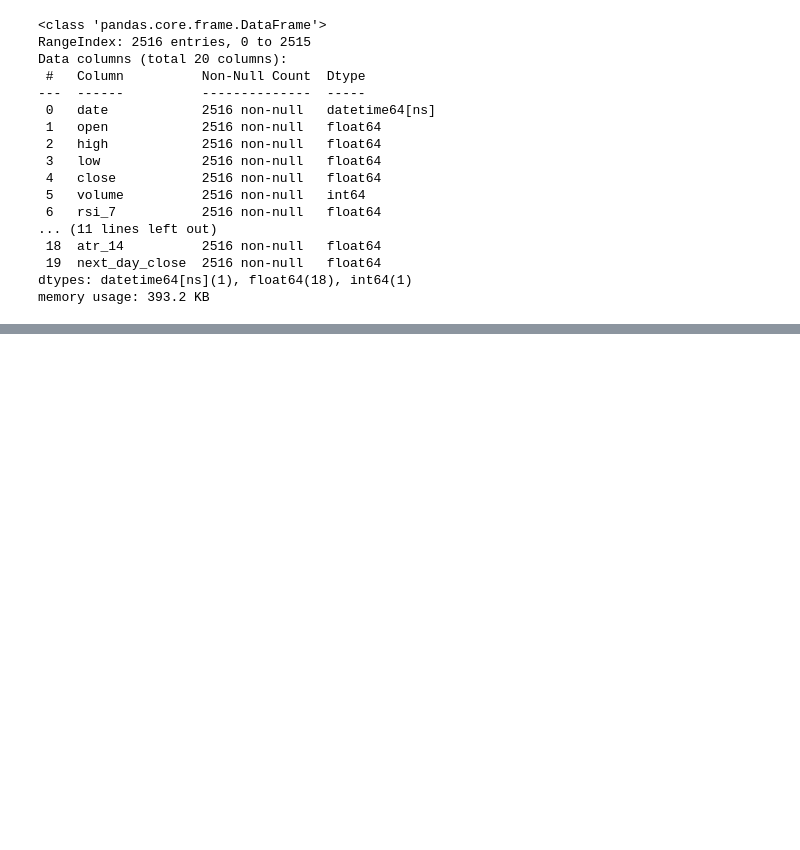
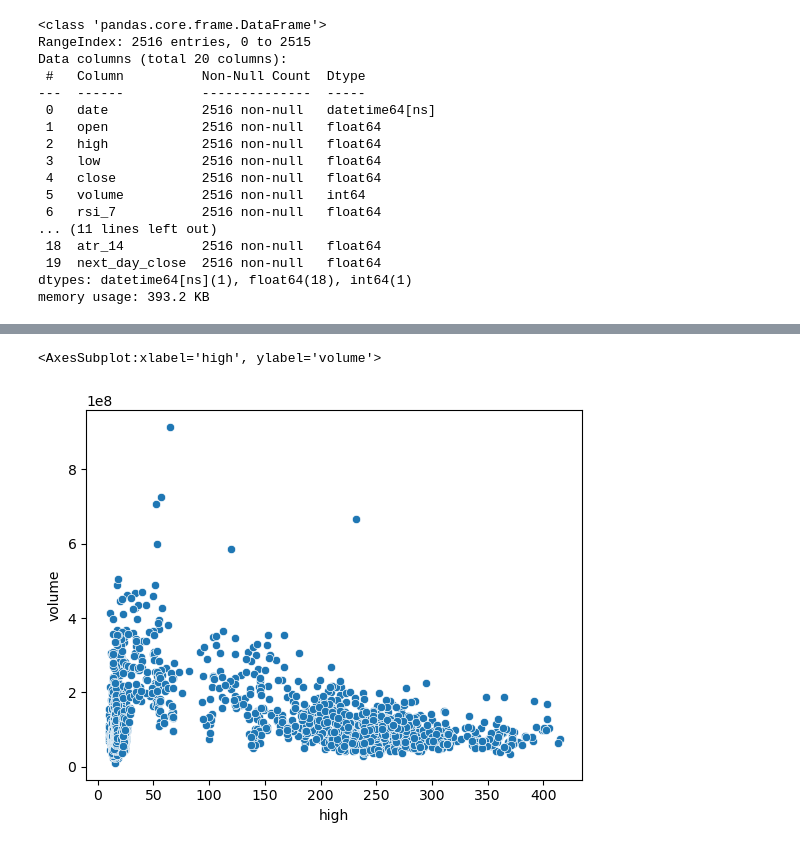
Before and after one commit to Asiandra/Artificial_Intelligence, a Jupyter notebook: Semester 1/Stocks/Tesla Stocks.ipynb, the cells around one changed output, grey strips where cells are left out. Drawn from its saved outputs; the diff is of its cells as text; code cells hidden in the pictures; blank space fills up the shorter version.

```diff
--- a/Semester 1/Stocks/Tesla Stocks.ipynb
+++ b/Semester 1/Stocks/Tesla Stocks.ipynb
@@ -32,3 +32,8 @@ df.head()
 | 2 | 2014-01-06 | 10.000000 | 10.026667 | 9.682667 | 9.800000 | 80416500 | 46.328174 | 50.870410 | -123.427544 | -37.824708 | 9.629467 | ... |
 | 3 | 2014-01-07 | 9.841333 | 10.026667 | 9.683333 | 9.957333 | 75511500 | 53.263037 | 53.406750 | -84.784651 | -20.779431 | 9.597747 | ... |
 | 4 | 2014-01-08 | 9.923333 | 10.246667 | 9.917333 | 10.085333 | 92448000 | 58.368660 | 55.423026 | 60.799662 | 43.570559 | 9.573240 | ... |
+# %%
+sns.scatterplot(data=df,x="high", y="volume")
+# %% [output]
+<AxesSubplot:xlabel='high', ylabel='volume'>
+[figure, added]
```
Also changed, not shown: parts of 5 cells of this notebook.
